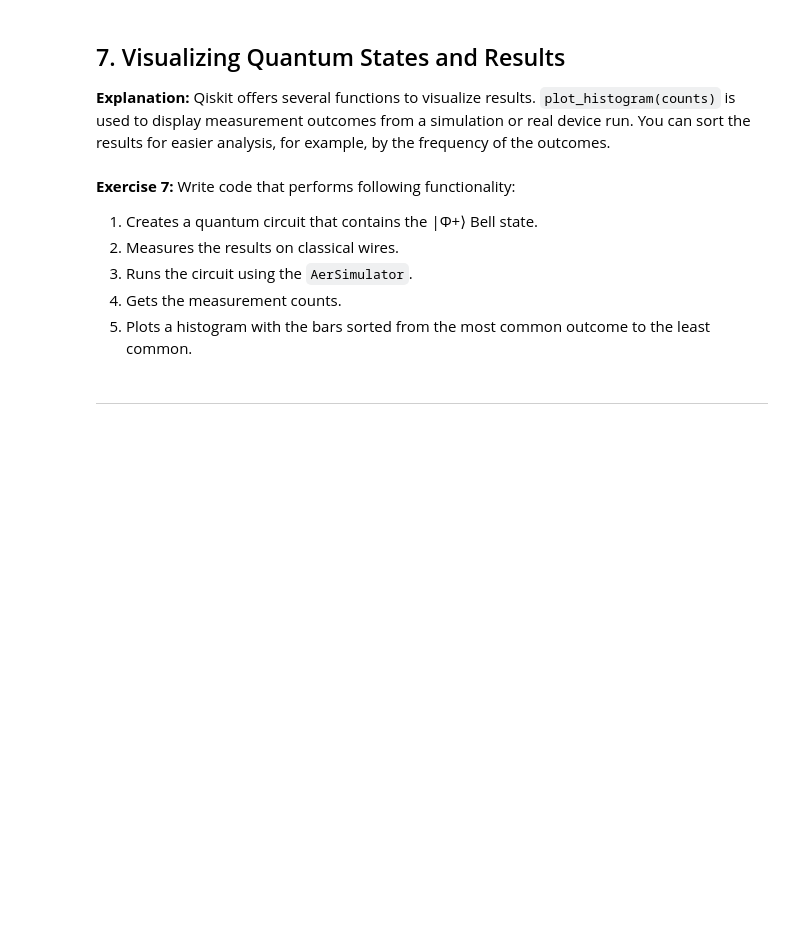
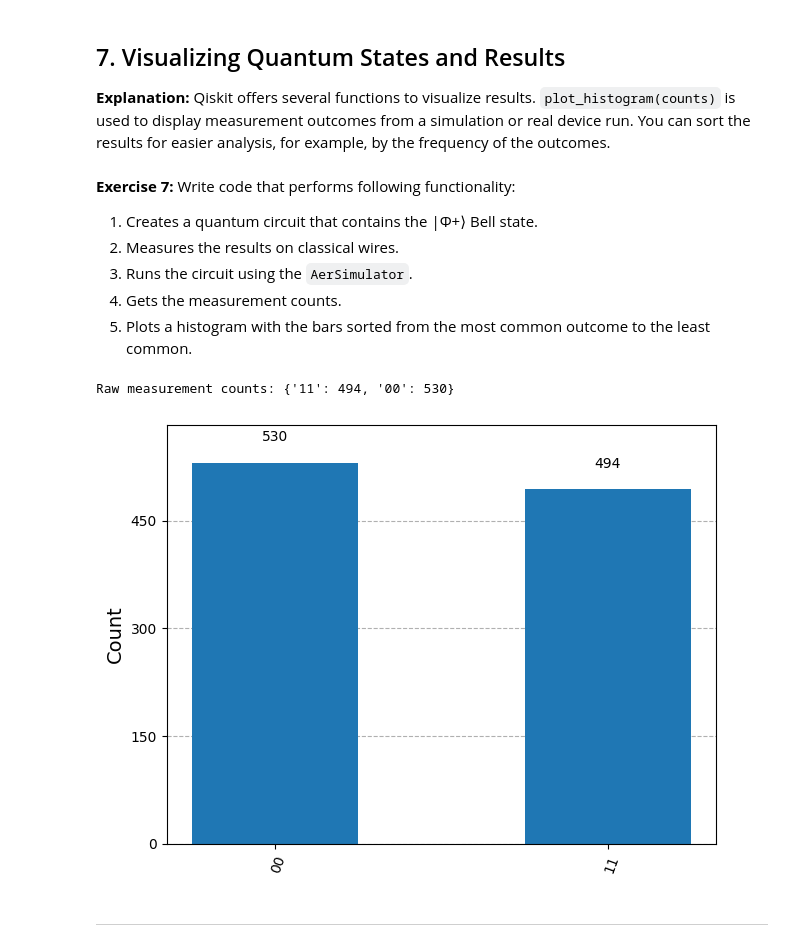
Before and after one commit to abhishekracharla/PushQuantum_Qiskit_Fall_Fest_2025, a Jupyter notebook: Qiskit_challenge_2025.ipynb, the cells around one changed output. Cells and saved outputs as stored; diff of their text form; code cells hidden in the pictures; blank space fills up the shorter version.

```diff
--- a/Qiskit_challenge_2025.ipynb
+++ b/Qiskit_challenge_2025.ipynb
@@ -231,3 +254,25 @@ Write code that performs following functionality:
+# %%
+from qiskit import QuantumCircuit, ClassicalRegister, transpile
+from qiskit_aer import AerSimulator
+from qiskit.visualization import plot_histogram
+qc = QuantumCircuit(2)
+
+qc.h(0)
+qc.cx(0, 1)
+qc.measure_all()
+sim = AerSimulator()
+compiled_circuit = transpile(qc, sim)
+
+result = sim.run(compiled_circuit, shots=1024).result()
+counts = result.get_counts()
+print("Raw measurement counts:", counts)
+
+sorted_counts = dict(sorted(counts.items(), key=lambda x: x[1], reverse=True))
+
+plot_histogram(sorted_counts)
+# %% [output]
+Raw measurement counts: {'11': 494, '00': 530}
+[figure, added]
 # %% [markdown]
 ---
 # %% [markdown]
```
Also changed, not shown: parts of 8 cells of this notebook.
